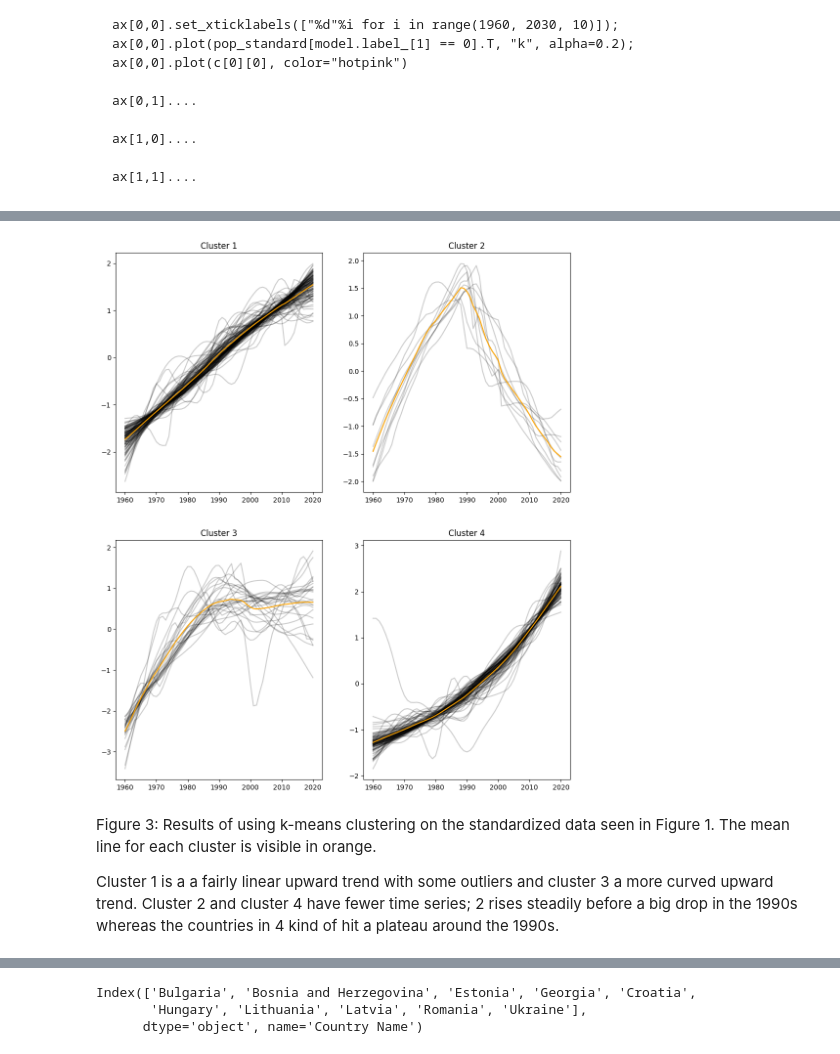
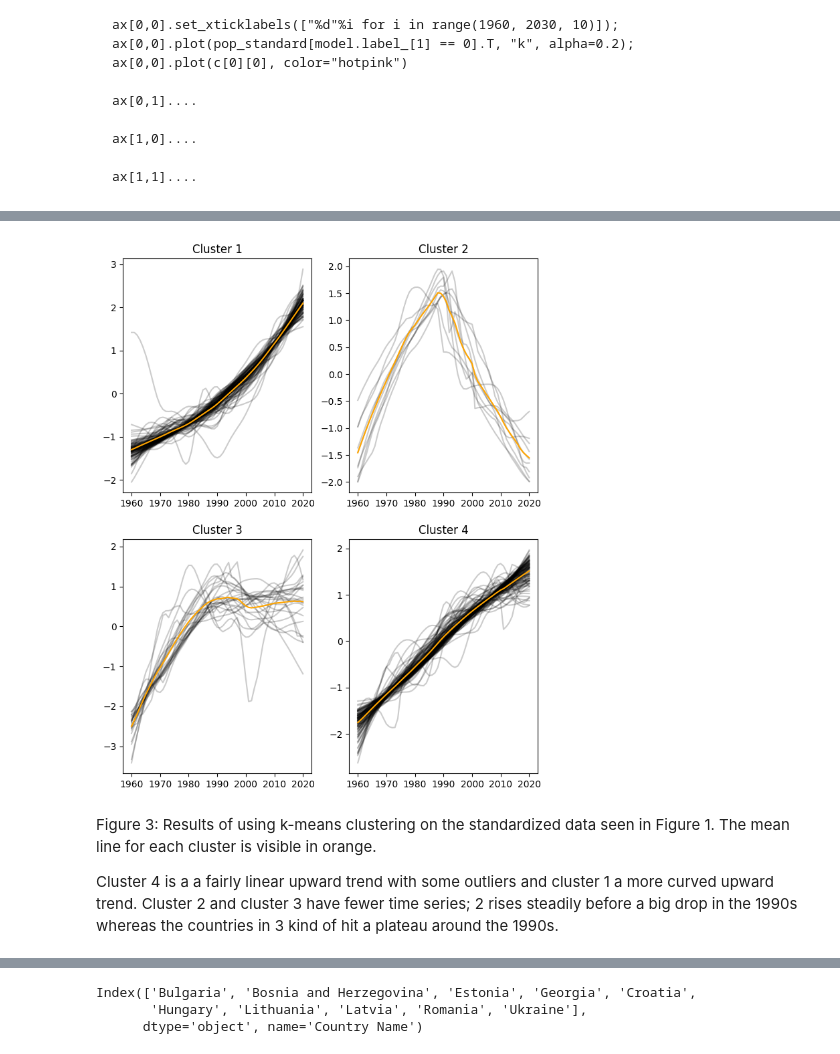
Before and after one commit to TheFox9711/MLPNS_LVolpi, a Jupyter notebook: TimeSeriesClustering.ipynb, the cells around one changed output, grey strips where cells are left out. Drawn from its saved outputs; the diff is of its cells as text; code cells hidden in the pictures.

````diff
--- a/TimeSeriesClustering.ipynb
+++ b/TimeSeriesClustering.ipynb
@@ -221,23 +217,17 @@ Name: Aruba, Length: 61, dtype: float64
 # %%
-years = np.arange(1960, 2021)
 Nstates = len(pop_df_clean)
 
 # looking at the data
 fig, ax = pl.subplots(1, 2, figsize=(12,6)) #plot the original and standardized plot side by side
 
 
-grafico = fig.add_subplot(121)
-grafico.set_xlabel('anno')
-grafico.set_ylabel('popolazione')
+ax[0].set_xlabel('anno')
+ax[0].set_ylabel('popolazione')
+
+ax[1].set_xlabel('anno')
+ax[1].set_ylabel('popolazione riscalata')
 
 for i in range(Nstates):
-  grafico.plot(years, pop_df_clean.iloc[i])
-
-
-grafico = fig.add_subplot(122)
-grafico.set_xlabel('anno')
-grafico.set_ylabel('popolazione riscalata')
-
-for i in range(Nstates):
-  grafico.plot(years, pop_standard[i,:])
+  ax[0].plot(years, pop_df_clean.iloc[i])
+  ax[1].plot(years, pop_standard[i,:])
 # %% [output]
@@ -255,7 +245,7 @@ For each model, fit the data and calculate the "inertia" which is
 # Use an elbow plot to figure out ideal cluster _n_
 # %%
 # For n_clusters = 2 this would look as:
-model = cluster.KMeans(n_clusters = 2, random_state=288605)
+model = cluster.KMeans(n_clusters = 2, random_state=288605, n_init=10)
 model.fit(pop_standard)
 v = model.inertia_
 print('The model inertia is:', f"{v:.4f}" )
@@ -267,7 +257,7 @@ The model inertia is: 1249.5287
 # Now assessing if the elbow plot shows an inflection, which can be used to determine the "right" number of clusters
 inertia = []
 for i in range(2, 10):
-  model = cluster.KMeans(n_clusters = i, random_state=288605)
+  model = cluster.KMeans(n_clusters = i, random_state=288605, n_init=10)
   inertia.append(model.fit(pop_standard).inertia_)
 
 pl.plot(range(2, 10), inertia)
@@ -299,7 +289,7 @@ ax[1,0]....
 ax[1,1]....
 ```
 # %%
-model = cluster.KMeans(n_clusters = 4)
+model = cluster.KMeans(n_clusters = 4, random_state=288605, n_init=10)
 model.fit(pop_standard)
 v = model.inertia_
 print('The model inertia is:', f"{v:.4f}" )
@@ -347,21 +341,21 @@ array([[-1.73396907, -1.68049857, -1.62266885, -1.56203037, -1.50132808,
 # %%
 from matplotlib.pylab import float64
-fig, ax = pl.subplots(2,2, figsize=(12,14))
+fig, ax = pl.subplots(2, 2, figsize=(8,10))
 
-#... try tp reproduce the plot below; one plot per cluster, with the centroid overplotted
+#... try to reproduce the plot below; one plot per cluster, with the centroid overplotted
 for cl in range(4):
   axes = ax.flat[cl]
   axes.plot(pop_standard[model.labels_ == cl].T, 'k', alpha=0.2)
   axes.plot(c[cl,:], color='orange')
   axes.set_title('Cluster ' + str(cl+1))
   axes.set_xticks(range(0, 70, 10))
   axes.set_xticklabels(['%d'%i for i in range(1960, 2030, 10)])
 # %% [output]
-[figure, old version]
+[figure, new version]
 # %% [markdown]
 Figure 3: Results of using k-means clustering on the standardized data seen in Figure 1. The mean line for each cluster is visible in orange.
 
-Cluster 1 is a a fairly linear upward trend with some outliers and cluster 3 a more curved upward trend. Cluster 2 and cluster 4 have fewer time series; 2 rises steadily before a big drop in the 1990s whereas the countries in 4 kind of hit a plateau around the 1990s.
+Cluster 4 is a a fairly linear upward trend with some outliers and cluster 1 a more curved upward trend. Cluster 2 and cluster 3 have fewer time series; 2 rises steadily before a big drop in the 1990s whereas the countries in 3 kind of hit a plateau around the 1990s.
 # %%
 for i in range(4):
   print ("total items in cluster {:d}: {:d}".format(
````
Also changed, not shown: parts of 18 cells of this notebook.
